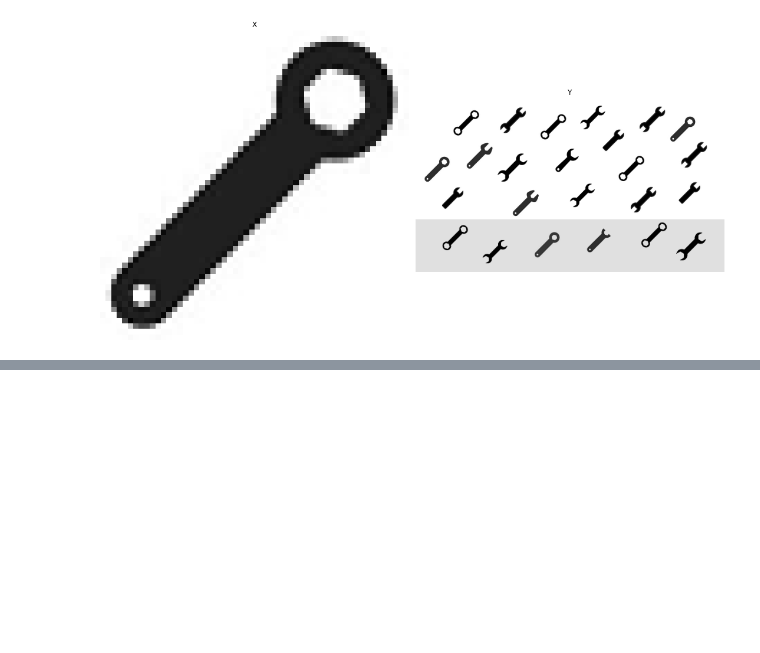
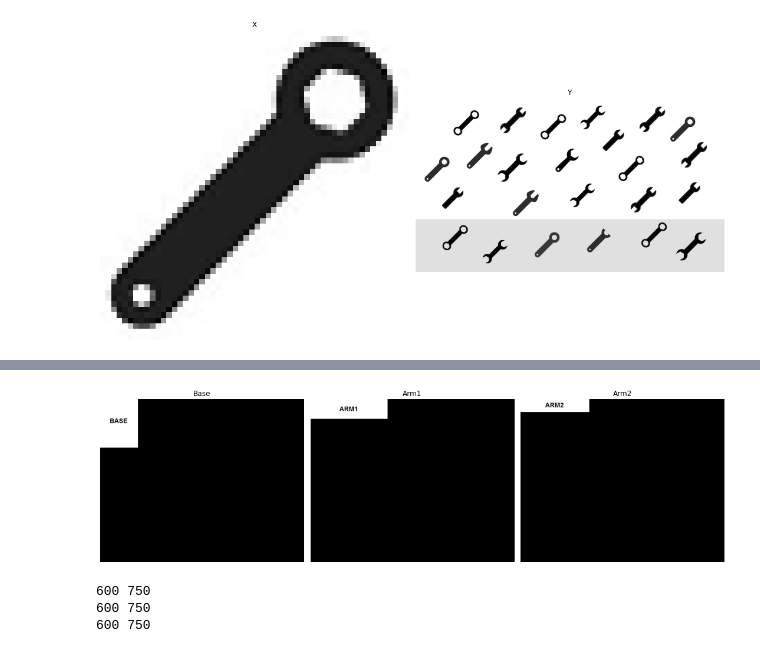
Before and after one commit to fekurita/MachineVision, a Jupyter notebook: APS2/APS2.ipynb, the cells around one changed output, grey strips where cells are left out. Cells and saved outputs as stored; diff of their text form; code cells hidden in the pictures; blank space fills up the shorter version.

```diff
--- a/APS2/APS2.ipynb
+++ b/APS2/APS2.ipynb
@@ -175,0 +217,37 @@ plt.show()
+# %%
+Fig_Arm2_novo = np.zeros((hbase,wbase),dtype = "uint8")
+for i in range(harm2):
+    for j in range (warm2):
+        Fig_Arm2_novo[i,j]=Fig_Arm2[i,j]
+# %%
+plt.figure(figsize=(15,10))
+
+plt.subplot(1,3,1)
+plt.imshow(Fig_Base, cmap='gray')
+plt.title('Base')
+plt.axis('off')
+
+plt.subplot(1,3,2)
+plt.imshow(Fig_Arm1, cmap='gray')
+plt.title('Arm1')
+plt.axis('off')
+
+plt.subplot(1,3,3)
+plt.imshow(Fig_Arm2_novo, cmap='gray')
+plt.title('Arm2')
+plt.axis('off')
+
+plt.tight_layout()
+plt.show()
+
+(hbase,wbase)=Fig_Base.shape
+(harm1,warm1)=Fig_Arm1.shape
+(harm2_novo,warm2_novo)=Fig_Arm2_novo.shape
+print(hbase,wbase)
+print(harm1,warm1)
+print(harm2_novo,warm2_novo)
+# %% [output]
+[figure, added]
+600 750
+600 750
+600 750
```
Also changed, not shown: parts of 7 cells of this notebook, 1 other file.
